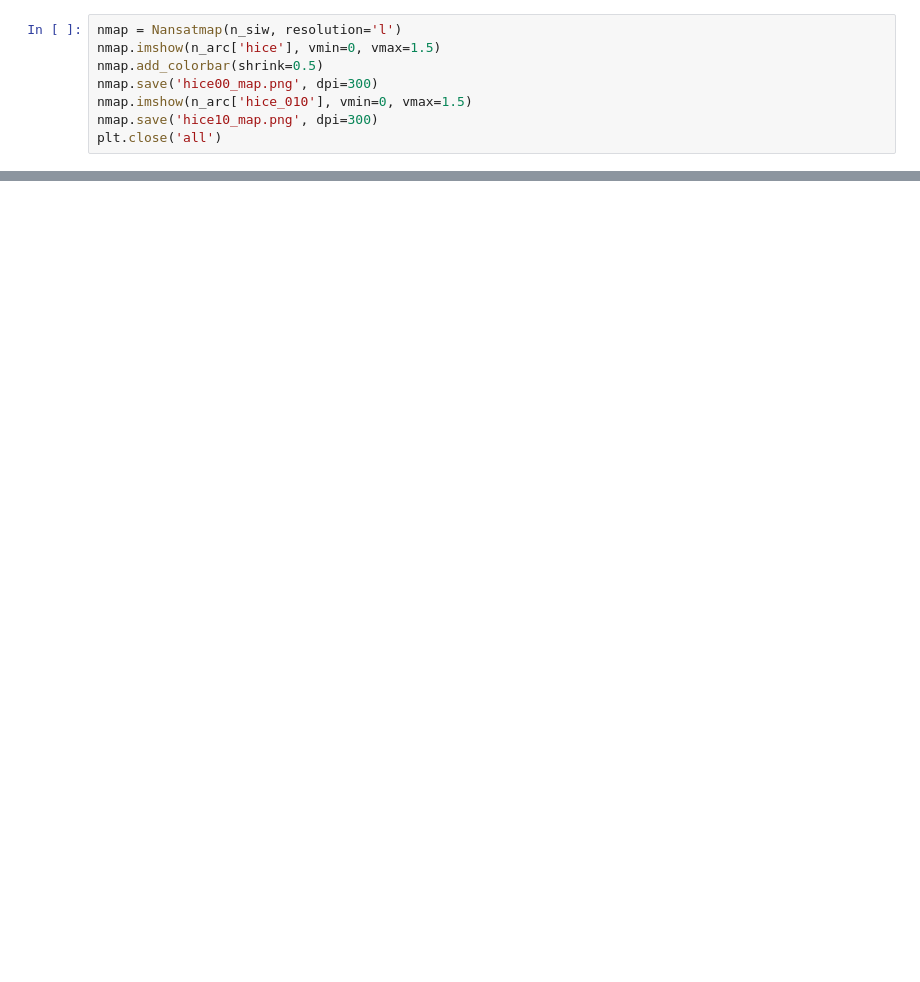
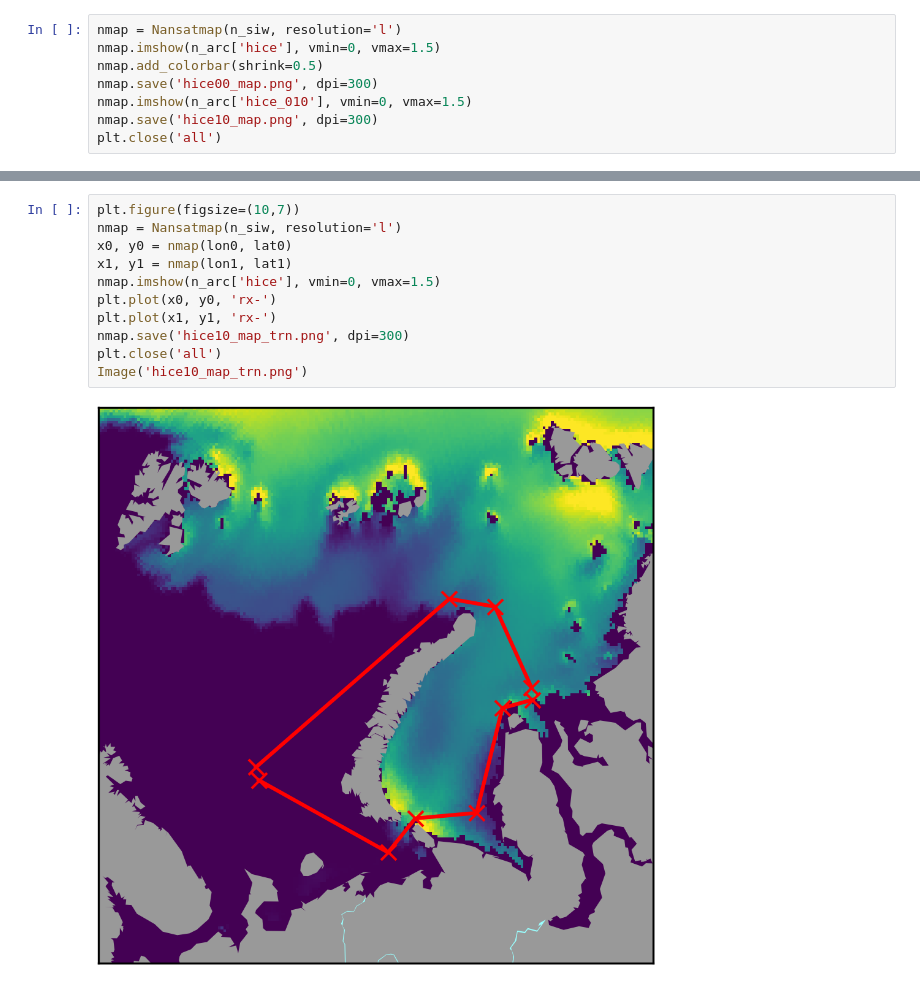
Before and after one commit to nansencenter/nansat-lectures, a Jupyter notebook: notebooks/geospaas/CMEMS_ICE.ipynb, the cells around one changed output, grey strips where cells are left out. Cells and saved outputs as stored; diff of their text form; blank space fills up the shorter version.

```diff
--- a/notebooks/geospaas/CMEMS_ICE.ipynb
+++ b/notebooks/geospaas/CMEMS_ICE.ipynb
@@ -60,0 +69,13 @@ t = plt.suptitle('Sea Ice Thickness (simulation)', fontsize=32)
+# %%
+plt.figure(figsize=(10,7))
+nmap = Nansatmap(n_siw, resolution='l')
+x0, y0 = nmap(lon0, lat0)
+x1, y1 = nmap(lon1, lat1)
+nmap.imshow(n_arc['hice'], vmin=0, vmax=1.5)
+plt.plot(x0, y0, 'rx-')
+plt.plot(x1, y1, 'rx-')
+nmap.save('hice10_map_trn.png', dpi=300)
+plt.close('all')
+Image('hice10_map_trn.png')
+# %% [output]
+[figure, added]
```
Also changed, not shown: parts of 12 cells of this notebook, 1 other file.
